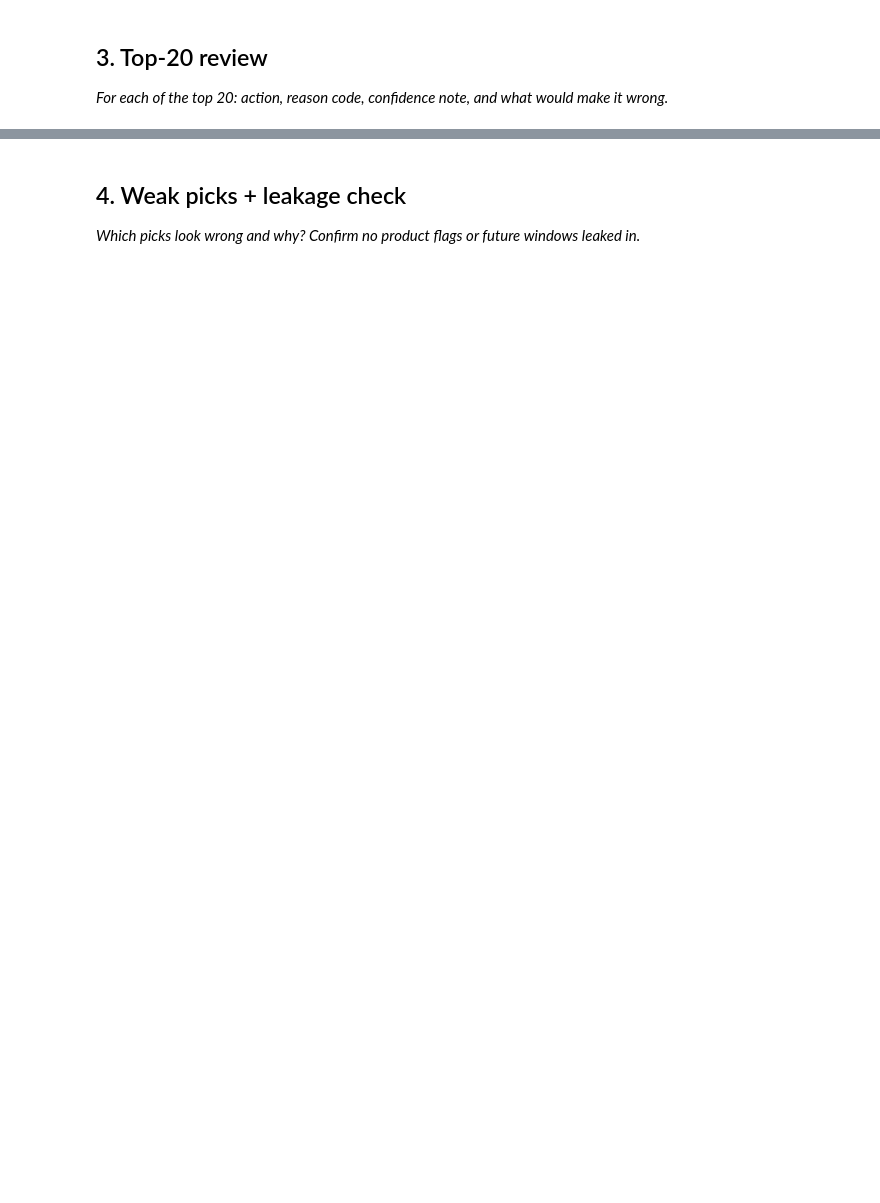
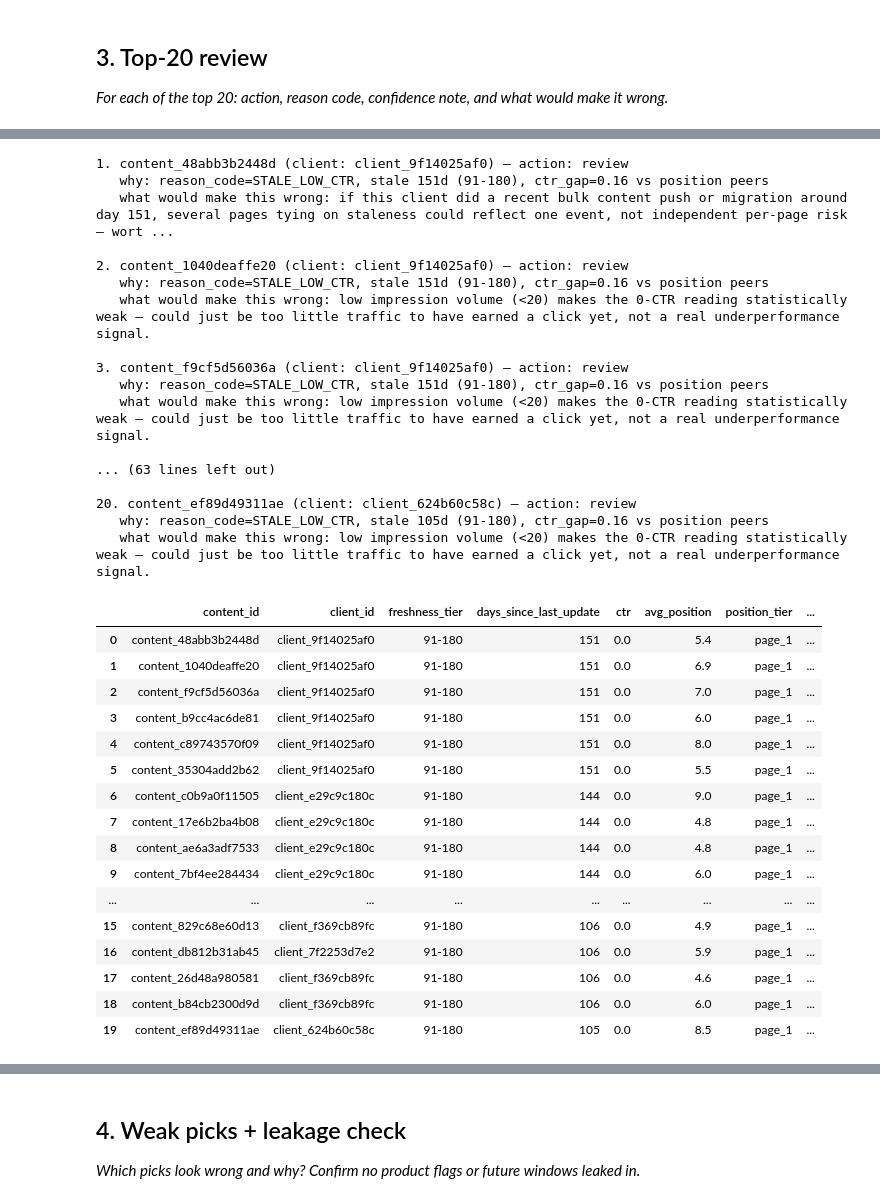
Before and after one commit to abdulmanan2728/flyrank-ml-internship-starter, a Jupyter notebook: work/notebooks/w04_baseline_score.ipynb, the cells around one changed output, grey strips where cells are left out. Drawn from its saved outputs; the diff is of its cells as text; code cells hidden in the pictures; blank space fills up the shorter version.

```diff
--- a/work/notebooks/w04_baseline_score.ipynb
+++ b/work/notebooks/w04_baseline_score.ipynb
@@ -15,0 +44,18 @@ This skeleton is yours to fill. Work the sections **in order** — each one has
+# %%
+# --- Signal 1: staleness (freshness_tier) ---
+staleness_table = df.groupby('freshness_tier')['is_declining'].agg(['mean', 'count'])
+staleness_table.columns = ['decline_rate', 'n']
+print("Signal 1 — staleness (freshness_tier):")
+print(staleness_table)
+print()
+
+# --- Signal 2: CTR-vs-position ---
+# CTR relative to peers at the same position tier — a raw CTR number alone isn't
+# comparable across position tiers, so compare within each tier.
+df['ctr_vs_position_peers'] = df.groupby('position_tier')['ctr'].transform(
+    lambda x: (x < x.median()).map({True: 'below_median', False: 'above_median'})
+)
+ctr_table = df.groupby('ctr_vs_position_peers')['is_declining'].agg(['mean', 'count'])
+ctr_table.columns = ['decline_rate', 'n']
+print("Signal 2 — CTR vs. position peers:")
+print(ctr_table)
@@ -29,0 +154,57 @@ This skeleton is yours to fill. Work the sections **in order** — each one has
+# %%
+top20 = queue.head(20).reset_index(drop=True)
+
+for i, row in top20.iterrows():
+    low_confidence = df.loc[df['content_id'] == row['content_id'], 'impressions_90d'].values[0] < 20
+    print(f"{i+1}. {row['content_id']} (client: {row['client_id']}) — action: {row['action']}")
+    print(f"   why: reason_code={row['reason_code']}, "
+          f"stale {row['days_since_last_update']}d ({row['freshness_tier']}), "
+          f"ctr_gap={row['ctr_gap']:.2f} vs position peers")
+    if low_confidence:
+        print(f"   what would make this wrong: low impression volume (<20) makes the "
+              f"0-CTR reading statistically weak — could just be too little traffic to "
+              f"have earned a click yet, not a real underperformance signal.")
+    else:
+        print(f"   what would make this wrong: if this client did a recent bulk content "
+              f"push or migration around day {row['days_since_last_update']}, several "
+              f"pages tying on staleness could reflect one event, not independent "
+              f"per-page risk — worth checking client-level context before trusting "
+              f"the flag as page-specific.")
+    print()
+
+top20
+# %% [output]
+1. content_48abb3b2448d (client: client_9f14025af0) — action: review
+   why: reason_code=STALE_LOW_CTR, stale 151d (91-180), ctr_gap=0.16 vs position peers
+   what would make this wrong: if this client did a recent bulk content push or migration around day 151, several pages tying on staleness could reflect one event, not independent per-page risk — wort ...
+
+2. content_1040deaffe20 (client: client_9f14025af0) — action: review
+   why: reason_code=STALE_LOW_CTR, stale 151d (91-180), ctr_gap=0.16 vs position peers
+   what would make this wrong: low impression volume (<20) makes the 0-CTR reading statistically weak — could just be too little traffic to have earned a click yet, not a real underperformance signal.
+
+3. content_f9cf5d56036a (client: client_9f14025af0) — action: review
+   why: reason_code=STALE_LOW_CTR, stale 151d (91-180), ctr_gap=0.16 vs position peers
+   what would make this wrong: low impression volume (<20) makes the 0-CTR reading statistically weak — could just be too little traffic to have earned a click yet, not a real underperformance signal.
+
+... (63 lines left out)
+
+20. content_ef89d49311ae (client: client_624b60c58c) — action: review
+   why: reason_code=STALE_LOW_CTR, stale 105d (91-180), ctr_gap=0.16 vs position peers
+   what would make this wrong: low impression volume (<20) makes the 0-CTR reading statistically weak — could just be too little traffic to have earned a click yet, not a real underperformance signal.
+|  | content_id | client_id | freshness_tier | days_since_last_update | ctr | avg_position | position_tier | ... |
+| 0 | content_48abb3b2448d | client_9f14025af0 | 91-180 | 151 | 0.0 | 5.4 | page_1 | ... |
+| 1 | content_1040deaffe20 | client_9f14025af0 | 91-180 | 151 | 0.0 | 6.9 | page_1 | ... |
+| 2 | content_f9cf5d56036a | client_9f14025af0 | 91-180 | 151 | 0.0 | 7.0 | page_1 | ... |
+| 3 | content_b9cc4ac6de81 | client_9f14025af0 | 91-180 | 151 | 0.0 | 6.0 | page_1 | ... |
+| 4 | content_c89743570f09 | client_9f14025af0 | 91-180 | 151 | 0.0 | 8.0 | page_1 | ... |
+| 5 | content_35304add2b62 | client_9f14025af0 | 91-180 | 151 | 0.0 | 5.5 | page_1 | ... |
+| 6 | content_c0b9a0f11505 | client_e29c9c180c | 91-180 | 144 | 0.0 | 9.0 | page_1 | ... |
+| 7 | content_17e6b2ba4b08 | client_e29c9c180c | 91-180 | 144 | 0.0 | 4.8 | page_1 | ... |
+| 8 | content_ae6a3adf7533 | client_e29c9c180c | 91-180 | 144 | 0.0 | 4.8 | page_1 | ... |
+| 9 | content_7bf4ee284434 | client_e29c9c180c | 91-180 | 144 | 0.0 | 6.0 | page_1 | ... |
+| ... | ... | ... | ... | ... | ... | ... | ... | ... |
+| 15 | content_829c68e60d13 | client_f369cb89fc | 91-180 | 106 | 0.0 | 4.9 | page_1 | ... |
+| 16 | content_db812b31ab45 | client_7f2253d7e2 | 91-180 | 106 | 0.0 | 5.9 | page_1 | ... |
+| 17 | content_26d48a980581 | client_f369cb89fc | 91-180 | 106 | 0.0 | 4.6 | page_1 | ... |
+| 18 | content_b84cb2300d9d | client_f369cb89fc | 91-180 | 106 | 0.0 | 6.0 | page_1 | ... |
+| 19 | content_ef89d49311ae | client_624b60c58c | 91-180 | 105 | 0.0 | 8.5 | page_1 | ... |
```
Also changed, not shown: parts of 17 cells of this notebook.
